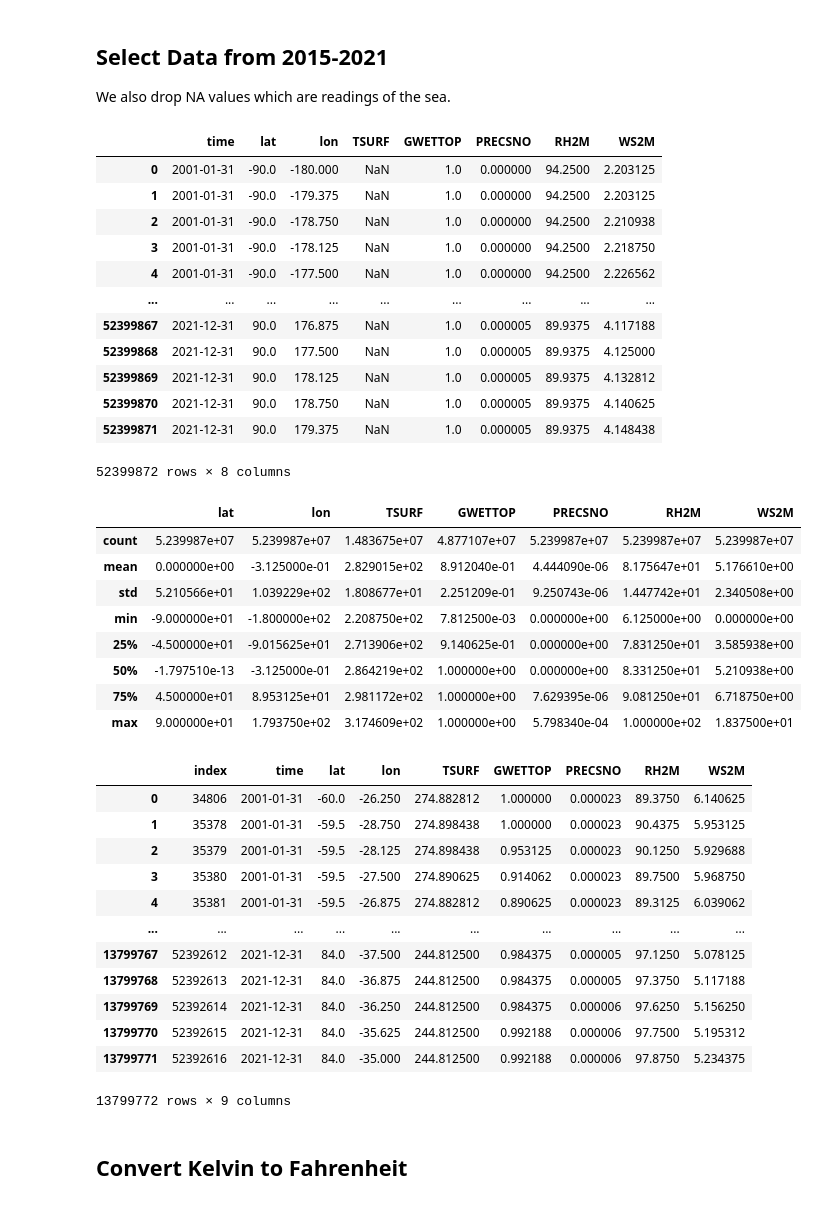
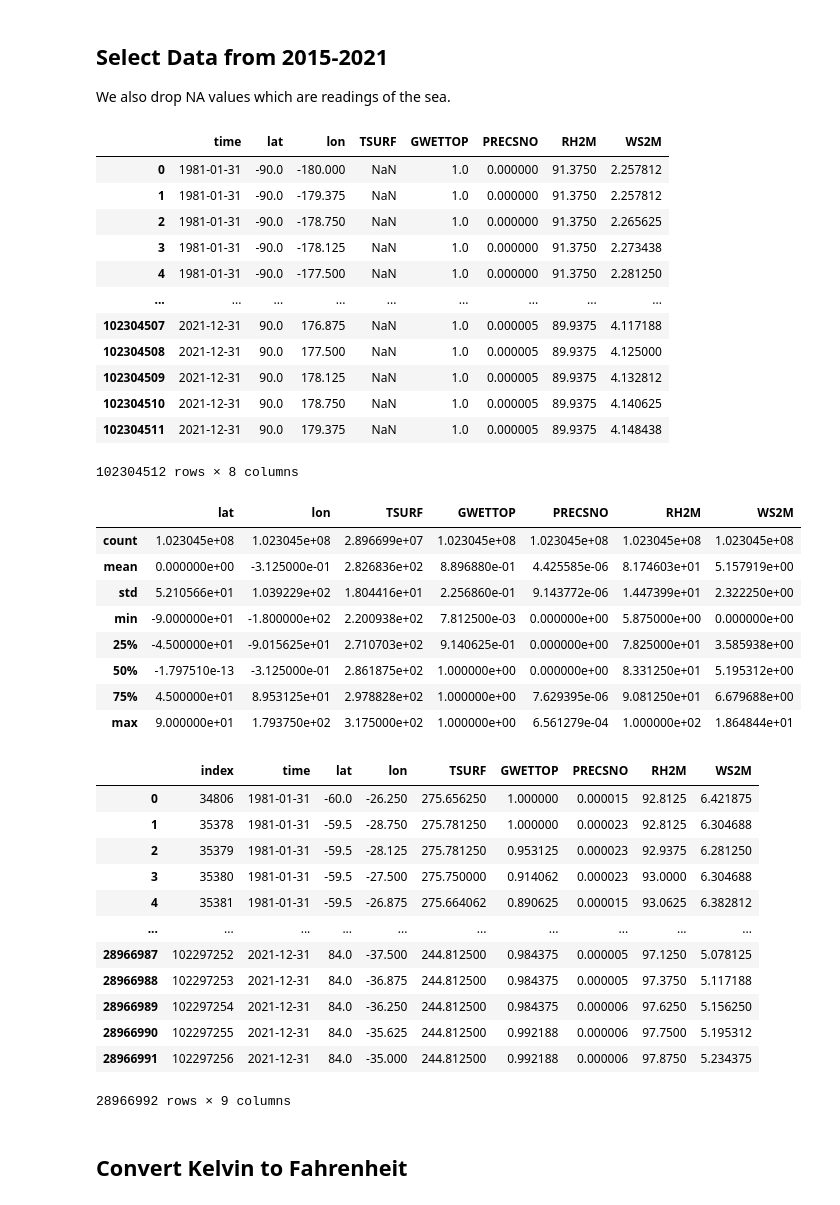
Before and after one commit to faustotnc/itcs6100-final-project, a Jupyter notebook: prepare_data.ipynb, the cells around one changed output. Saved outputs shown, nothing was run; the diff lists cells and outputs as text; code cells hidden in the pictures.

```diff
--- a/prepare_data.ipynb
+++ b/prepare_data.ipynb
@@ -103,52 +102,52 @@ Data variables:
 ## Select Data from 2015-2021
 We also drop NA values which are readings of the sea.
 # %%
-all_data = selected.sel(time=slice('20-01-01', '2022-12-31')).to_dataframe().reset_index()
+all_data = selected.to_dataframe().reset_index()
 all_data
 # %% [output]
 |  | time | lat | lon | TSURF | GWETTOP | PRECSNO | RH2M | WS2M |
-| 0 | 2001-01-31 | -90.0 | -180.000 | NaN | 1.0 | 0.000000 | 94.2500 | 2.203125 |
-| 1 | 2001-01-31 | -90.0 | -179.375 | NaN | 1.0 | 0.000000 | 94.2500 | 2.203125 |
-| 2 | 2001-01-31 | -90.0 | -178.750 | NaN | 1.0 | 0.000000 | 94.2500 | 2.210938 |
-| 3 | 2001-01-31 | -90.0 | -178.125 | NaN | 1.0 | 0.000000 | 94.2500 | 2.218750 |
-| 4 | 2001-01-31 | -90.0 | -177.500 | NaN | 1.0 | 0.000000 | 94.2500 | 2.226562 |
+| 0 | 1981-01-31 | -90.0 | -180.000 | NaN | 1.0 | 0.000000 | 91.3750 | 2.257812 |
+| 1 | 1981-01-31 | -90.0 | -179.375 | NaN | 1.0 | 0.000000 | 91.3750 | 2.257812 |
+| 2 | 1981-01-31 | -90.0 | -178.750 | NaN | 1.0 | 0.000000 | 91.3750 | 2.265625 |
+| 3 | 1981-01-31 | -90.0 | -178.125 | NaN | 1.0 | 0.000000 | 91.3750 | 2.273438 |
+| 4 | 1981-01-31 | -90.0 | -177.500 | NaN | 1.0 | 0.000000 | 91.3750 | 2.281250 |
 | ... | ... | ... | ... | ... | ... | ... | ... | ... |
-| 52399867 | 2021-12-31 | 90.0 | 176.875 | NaN | 1.0 | 0.000005 | 89.9375 | 4.117188 |
-| 52399868 | 2021-12-31 | 90.0 | 177.500 | NaN | 1.0 | 0.000005 | 89.9375 | 4.125000 |
-| 52399869 | 2021-12-31 | 90.0 | 178.125 | NaN | 1.0 | 0.000005 | 89.9375 | 4.132812 |
-| 52399870 | 2021-12-31 | 90.0 | 178.750 | NaN | 1.0 | 0.000005 | 89.9375 | 4.140625 |
-| 52399871 | 2021-12-31 | 90.0 | 179.375 | NaN | 1.0 | 0.000005 | 89.9375 | 4.148438 |
+| 102304507 | 2021-12-31 | 90.0 | 176.875 | NaN | 1.0 | 0.000005 | 89.9375 | 4.117188 |
+| 102304508 | 2021-12-31 | 90.0 | 177.500 | NaN | 1.0 | 0.000005 | 89.9375 | 4.125000 |
+| 102304509 | 2021-12-31 | 90.0 | 178.125 | NaN | 1.0 | 0.000005 | 89.9375 | 4.132812 |
+| 102304510 | 2021-12-31 | 90.0 | 178.750 | NaN | 1.0 | 0.000005 | 89.9375 | 4.140625 |
+| 102304511 | 2021-12-31 | 90.0 | 179.375 | NaN | 1.0 | 0.000005 | 89.9375 | 4.148438 |
-52399872 rows × 8 columns
+102304512 rows × 8 columns
 # %%
 all_data.describe()
 # %% [output]
 |  | lat | lon | TSURF | GWETTOP | PRECSNO | RH2M | WS2M |
-| count | 5.239987e+07 | 5.239987e+07 | 1.483675e+07 | 4.877107e+07 | 5.239987e+07 | 5.239987e+07 | 5.239987e+07 |
-| mean | 0.000000e+00 | -3.125000e-01 | 2.829015e+02 | 8.912040e-01 | 4.444090e-06 | 8.175647e+01 | 5.176610e+00 |
-| std | 5.210566e+01 | 1.039229e+02 | 1.808677e+01 | 2.251209e-01 | 9.250743e-06 | 1.447742e+01 | 2.340508e+00 |
-| min | -9.000000e+01 | -1.800000e+02 | 2.208750e+02 | 7.812500e-03 | 0.000000e+00 | 6.125000e+00 | 0.000000e+00 |
-| 25% | -4.500000e+01 | -9.015625e+01 | 2.713906e+02 | 9.140625e-01 | 0.000000e+00 | 7.831250e+01 | 3.585938e+00 |
-| 50% | -1.797510e-13 | -3.125000e-01 | 2.864219e+02 | 1.000000e+00 | 0.000000e+00 | 8.331250e+01 | 5.210938e+00 |
-| 75% | 4.500000e+01 | 8.953125e+01 | 2.981172e+02 | 1.000000e+00 | 7.629395e-06 | 9.081250e+01 | 6.718750e+00 |
-| max | 9.000000e+01 | 1.793750e+02 | 3.174609e+02 | 1.000000e+00 | 5.798340e-04 | 1.000000e+02 | 1.837500e+01 |
+| count | 1.023045e+08 | 1.023045e+08 | 2.896699e+07 | 1.023045e+08 | 1.023045e+08 | 1.023045e+08 | 1.023045e+08 |
+| mean | 0.000000e+00 | -3.125000e-01 | 2.826836e+02 | 8.896880e-01 | 4.425585e-06 | 8.174603e+01 | 5.157919e+00 |
+| std | 5.210566e+01 | 1.039229e+02 | 1.804416e+01 | 2.256860e-01 | 9.143772e-06 | 1.447399e+01 | 2.322250e+00 |
+| min | -9.000000e+01 | -1.800000e+02 | 2.200938e+02 | 7.812500e-03 | 0.000000e+00 | 5.875000e+00 | 0.000000e+00 |
+| 25% | -4.500000e+01 | -9.015625e+01 | 2.710703e+02 | 9.140625e-01 | 0.000000e+00 | 7.825000e+01 | 3.585938e+00 |
+| 50% | -1.797510e-13 | -3.125000e-01 | 2.861875e+02 | 1.000000e+00 | 0.000000e+00 | 8.331250e+01 | 5.195312e+00 |
+| 75% | 4.500000e+01 | 8.953125e+01 | 2.978828e+02 | 1.000000e+00 | 7.629395e-06 | 9.081250e+01 | 6.679688e+00 |
+| max | 9.000000e+01 | 1.793750e+02 | 3.175000e+02 | 1.000000e+00 | 6.561279e-04 | 1.000000e+02 | 1.864844e+01 |
 # %%
 all_data.dropna(inplace=True)
 all_data.reset_index(inplace=True)
 all_data
 # %% [output]
 |  | index | time | lat | lon | TSURF | GWETTOP | PRECSNO | RH2M | WS2M |
-| 0 | 34806 | 2001-01-31 | -60.0 | -26.250 | 274.882812 | 1.000000 | 0.000023 | 89.3750 | 6.140625 |
-| 1 | 35378 | 2001-01-31 | -59.5 | -28.750 | 274.898438 | 1.000000 | 0.000023 | 90.4375 | 5.953125 |
-| 2 | 35379 | 2001-01-31 | -59.5 | -28.125 | 274.898438 | 0.953125 | 0.000023 | 90.1250 | 5.929688 |
-| 3 | 35380 | 2001-01-31 | -59.5 | -27.500 | 274.890625 | 0.914062 | 0.000023 | 89.7500 | 5.968750 |
-| 4 | 35381 | 2001-01-31 | -59.5 | -26.875 | 274.882812 | 0.890625 | 0.000023 | 89.3125 | 6.039062 |
+| 0 | 34806 | 1981-01-31 | -60.0 | -26.250 | 275.656250 | 1.000000 | 0.000015 | 92.8125 | 6.421875 |
+| 1 | 35378 | 1981-01-31 | -59.5 | -28.750 | 275.781250 | 1.000000 | 0.000023 | 92.8125 | 6.304688 |
+| 2 | 35379 | 1981-01-31 | -59.5 | -28.125 | 275.781250 | 0.953125 | 0.000023 | 92.9375 | 6.281250 |
+| 3 | 35380 | 1981-01-31 | -59.5 | -27.500 | 275.750000 | 0.914062 | 0.000023 | 93.0000 | 6.304688 |
+| 4 | 35381 | 1981-01-31 | -59.5 | -26.875 | 275.664062 | 0.890625 | 0.000015 | 93.0625 | 6.382812 |
 | ... | ... | ... | ... | ... | ... | ... | ... | ... | ... |
-| 13799767 | 52392612 | 2021-12-31 | 84.0 | -37.500 | 244.812500 | 0.984375 | 0.000005 | 97.1250 | 5.078125 |
-| 13799768 | 52392613 | 2021-12-31 | 84.0 | -36.875 | 244.812500 | 0.984375 | 0.000005 | 97.3750 | 5.117188 |
-| 13799769 | 52392614 | 2021-12-31 | 84.0 | -36.250 | 244.812500 | 0.984375 | 0.000006 | 97.6250 | 5.156250 |
-| 13799770 | 52392615 | 2021-12-31 | 84.0 | -35.625 | 244.812500 | 0.992188 | 0.000006 | 97.7500 | 5.195312 |
-| 13799771 | 52392616 | 2021-12-31 | 84.0 | -35.000 | 244.812500 | 0.992188 | 0.000006 | 97.8750 | 5.234375 |
+| 28966987 | 102297252 | 2021-12-31 | 84.0 | -37.500 | 244.812500 | 0.984375 | 0.000005 | 97.1250 | 5.078125 |
+| 28966988 | 102297253 | 2021-12-31 | 84.0 | -36.875 | 244.812500 | 0.984375 | 0.000005 | 97.3750 | 5.117188 |
+| 28966989 | 102297254 | 2021-12-31 | 84.0 | -36.250 | 244.812500 | 0.984375 | 0.000006 | 97.6250 | 5.156250 |
+| 28966990 | 102297255 | 2021-12-31 | 84.0 | -35.625 | 244.812500 | 0.992188 | 0.000006 | 97.7500 | 5.195312 |
+| 28966991 | 102297256 | 2021-12-31 | 84.0 | -35.000 | 244.812500 | 0.992188 | 0.000006 | 97.8750 | 5.234375 |
-13799772 rows × 9 columns
+28966992 rows × 9 columns
 # %%
 all_data.drop(columns=["index"], inplace=True)
 # %% [markdown]
```
Also changed, not shown: parts of 13 cells of this notebook.
